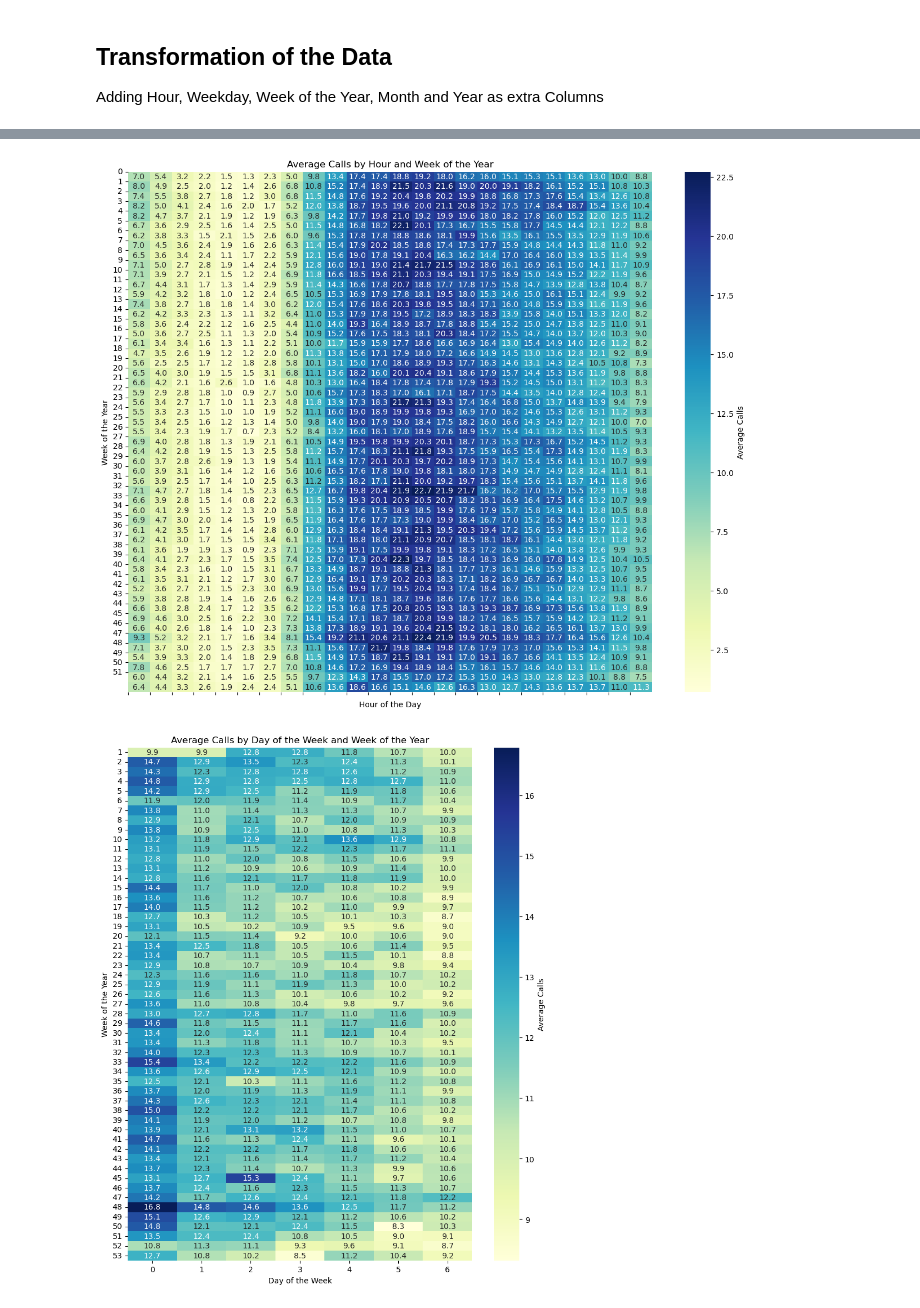
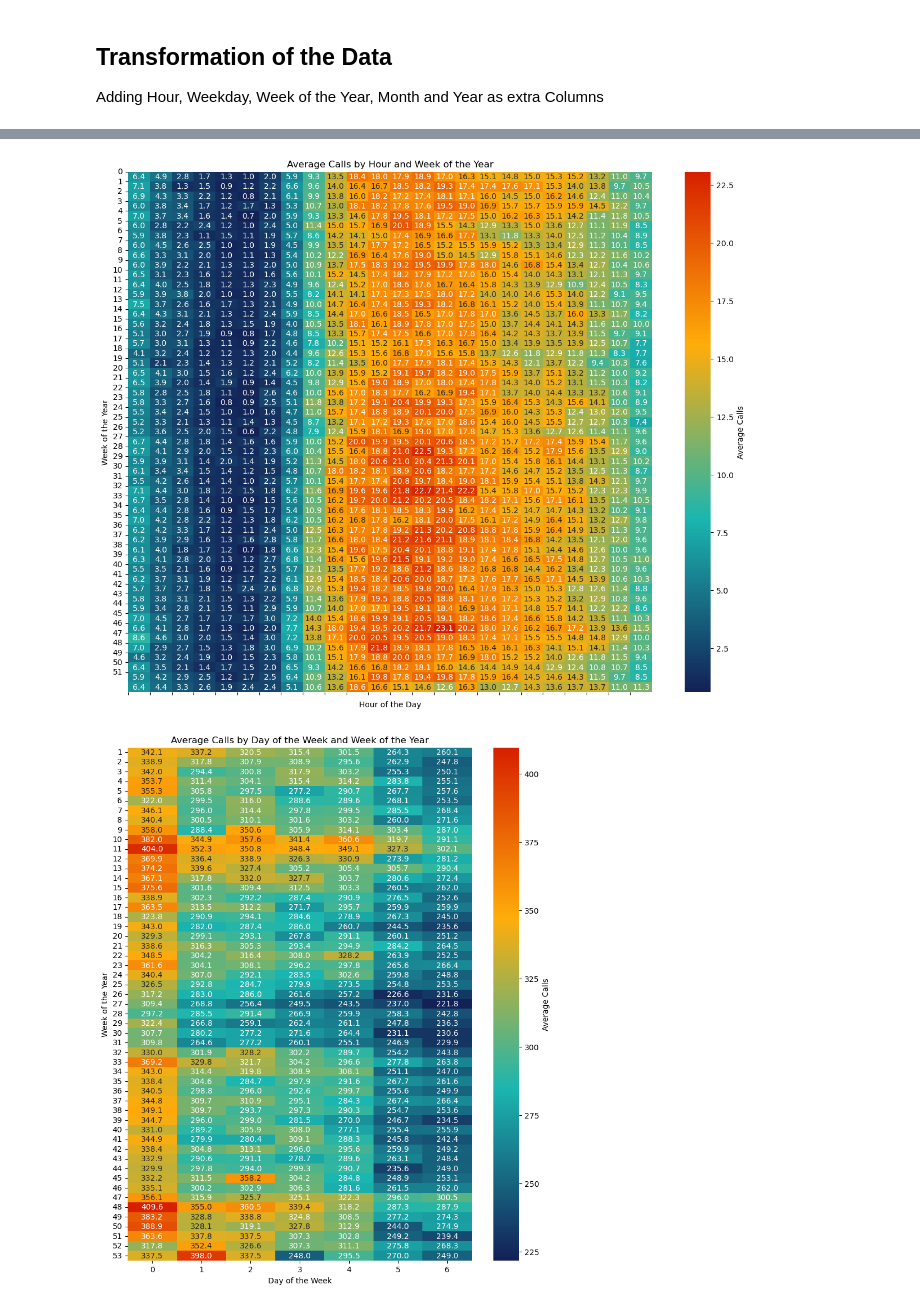
Before and after one commit to ChiaraVM/HotlineDemandPrediction_Ligue180, a Jupyter notebook: 10data_measurement_time.ipynb, the cells around one changed output, grey strips where cells are left out. Drawn from its saved outputs; the diff is of its cells as text; code cells hidden in the pictures.

```diff
--- a/10data_measurement_time.ipynb
+++ b/10data_measurement_time.ipynb
@@ -95,11 +122,17 @@ data
 # %% [markdown]
 ## Transformation of the Data
 Adding Hour, Weekday, Week of the Year, Month and Year as extra Columns
-# %%
-data['hour'] = data.index.hour                  # Stunde
-data['weekday'] = data.index.weekday            # Wochentag (0=Montag, 6=Sonntag)
-data['weekofyear'] = data.index.isocalendar().week  # Woche des Jahres
-data['day'] = data.index.day                    # Tag des Monats
-data['month'] = data.index.month                # Monat
-data['year'] = data.index.year                  # Jahr
+# %%
+df_hourly['hour'] = df_hourly['date'].dt.hour                  # Stunde
+df_hourly['weekday'] = df_hourly['date'].dt.weekday            # Wochentag (0=Montag, 6=Sonntag)
+df_hourly['weekofyear'] = df_hourly['date'].dt.isocalendar().week  # Woche des Jahres
+df_hourly['day'] = df_hourly['date'].dt.day                    # Tag des Monats
+df_hourly['month'] = df_hourly['date'].dt.month                # Monat
+df_hourly['year'] = df_hourly['date'].dt.year                  # Jahr
+
+df_daily['weekday'] = df_daily['date'].dt.weekday            # Wochentag (0=Montag, 6=Sonntag)
+df_daily['weekofyear'] = df_daily['date'].dt.isocalendar().week  # Woche des Jahres
+df_daily['day'] = df_daily['date'].dt.day                    # Tag des Monats
+df_daily['month'] = df_daily['date'].dt.month                # Monat
+df_daily['year'] = df_daily['date'].dt.year                  # Jahr
 # %%
@@ -190,11 +222,11 @@ categorical_heatmap_mean('month', 'day', 'calls')
 # %%
-def plot_hourly_average_heatmap(x, y, z):
+def plot_hourly_average_heatmap(data, x, y, z):
 
     avg_calls_per_hour_weekday = data.groupby([x, y])[z].mean().unstack().T
 
     # Plotten der Heatmap
     plt.figure(figsize=(12, 8))
-    sns.heatmap(avg_calls_per_hour_weekday, cmap="YlGnBu", annot=True, fmt=".2f", cbar_kws={'label': 'Average Calls'})
+    sns.heatmap(avg_calls_per_hour_weekday, cmap=cmap_continuous, annot=True, fmt=".2f", cbar_kws={'label': 'Average Calls'})
 
     # Achsenbeschriftungen und Titel
     plt.title('Average Calls by Hour and Weekday')
@@ -208,5 +240,5 @@ def plot_hourly_average_heatmap(x, y, z):
     plt.show()
 
 # Beispielaufruf:
-plot_hourly_average_heatmap('weekday', 'hour', 'calls')
+plot_hourly_average_heatmap(df_hourly, 'weekday', 'hour', 'calls')
 # %% [output]
@@ -214,11 +246,11 @@ plot_hourly_average_heatmap('weekday', 'hour', 'calls')
 # %%
-def plot_hourly_average_heatmap(x, y, z):
+def plot_hourly_average_heatmap(data, x, y, z):
 
     avg_calls_per_hour_yearweek = data.groupby([x, y])[z].mean().unstack().T
 
     # Plotten der Heatmap
     plt.figure(figsize=(15, 12))
-    sns.heatmap(avg_calls_per_hour_yearweek, cmap="YlGnBu", annot=True, fmt=".1f", cbar_kws={'label': 'Average Calls'})
+    sns.heatmap(avg_calls_per_hour_yearweek, cmap=cmap_continuous, annot=True, fmt=".1f", cbar_kws={'label': 'Average Calls'})
 
     # Achsenbeschriftungen und Titel
     plt.title('Average Calls by Hour and Week of the Year')
@@ -232,30 +264,30 @@ def plot_hourly_average_heatmap(x, y, z):
     plt.show()
 
 # Beispielaufruf:
-plot_hourly_average_heatmap('hour', 'weekofyear', 'calls')
+plot_hourly_average_heatmap(df_hourly, 'hour', 'weekofyear', 'calls')
 # %% [output]
-[figure, old version]
+[figure, new version]
 # %%
-def plot_hourly_average_heatmap(x, y, z):
+def plot_hourly_average_heatmap(data, x, y, z):
 
     avg_calls_per_hour_yearweek = data.groupby([x, y])[z].mean().unstack().T
 
     # Plotten der Heatmap
     plt.figure(figsize=(10, 12))
-    sns.heatmap(avg_calls_per_hour_yearweek, cmap="YlGnBu", annot=True, fmt=".1f", cbar_kws={'label': 'Average Calls'})
+    sns.heatmap(avg_calls_per_hour_yearweek, cmap=cmap_continuous, annot=True, fmt=".1f", cbar_kws={'label': 'Average Calls'})
 
     # Achsenbeschriftungen und Titel
     plt.title('Average Calls by Day of the Week and Week of the Year')
     plt.xlabel('Day of the Week')
     plt.ylabel('Week of the Year')
 
     # Anpassung der y-Achse für Wochentage und x-Achse für Stunden
     #plt.xticks(ticks=range(24), rotation=0)
     #plt.yticks(ticks=range(52), labels=range(52))
 
     plt.show()
 
 # Beispielaufruf:
-plot_hourly_average_heatmap('weekday', 'weekofyear', 'calls')
+plot_hourly_average_heatmap(df_daily, 'weekday', 'weekofyear', 'calls')
 # %% [output]
-[figure, old version]
+[figure, new version]
```
Also changed, not shown: parts of 25 cells of this notebook, 1 other file.
